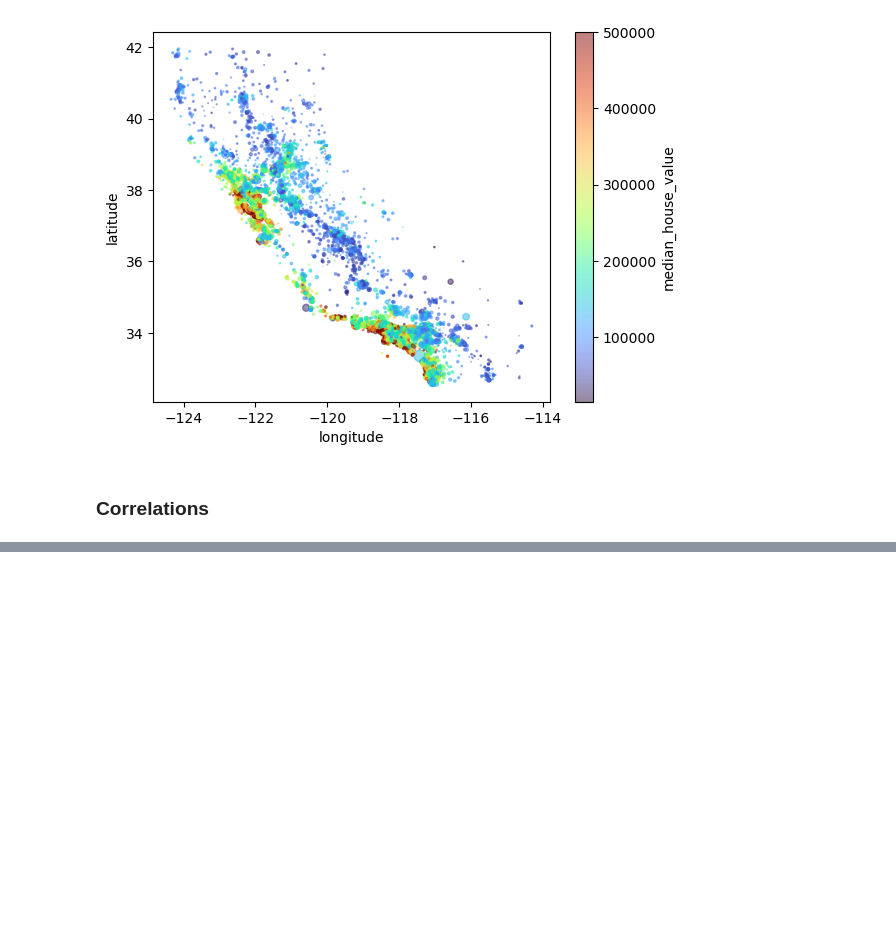
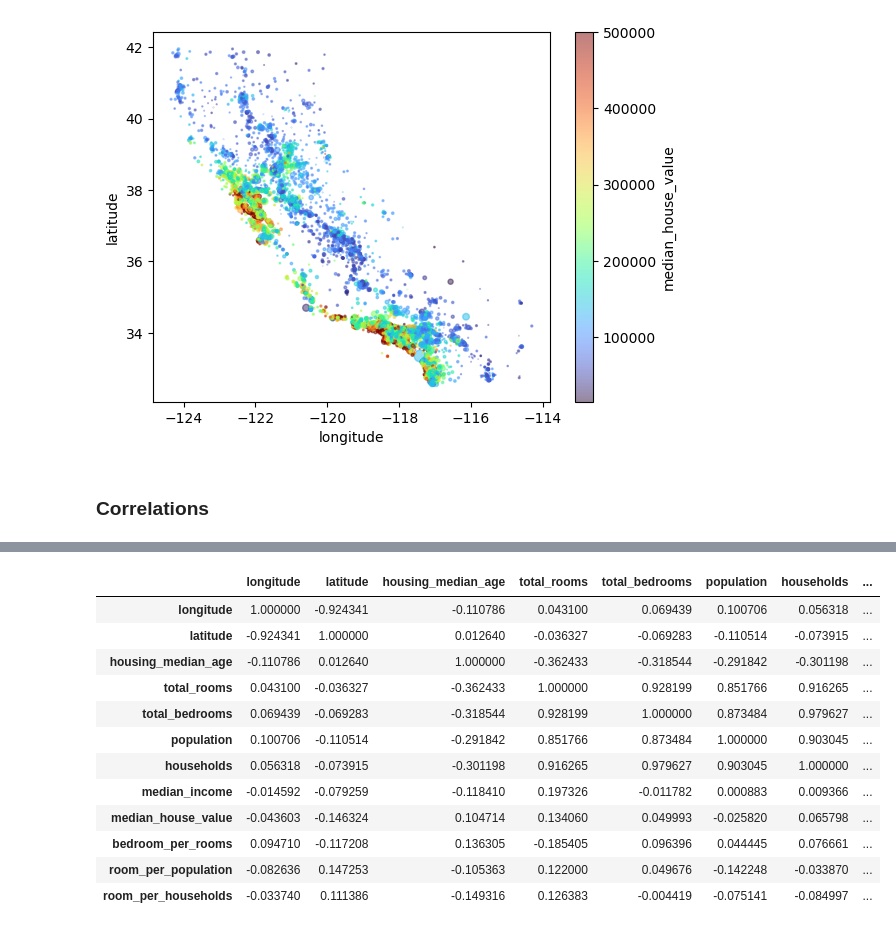
Before and after one commit to Svved/ITS_FirstProject, a Jupyter notebook: Esercizi/CaliforniaHousing.ipynb, the cells around one changed output, grey strips where cells are left out. Saved outputs shown, nothing was run; the diff lists cells and outputs as text; code cells hidden in the pictures; blank space fills up the shorter version.

```diff
--- a/Esercizi/CaliforniaHousing.ipynb
+++ b/Esercizi/CaliforniaHousing.ipynb
@@ -223,0 +287,18 @@ housing.plot.scatter(x = 'longitude', y = 'latitude',s= housing['population']/50
+# %%
+correlation_housing = housing.drop(columns='ocean_proximity')
+correlation_housing = correlation_housing.corr() # oppure uso numeric only
+correlation_housing.style.background_gradient(cmap= 'jet')
+# %% [output]
+|  | longitude | latitude | housing_median_age | total_rooms | total_bedrooms | population | households | ... |
+| longitude | 1.000000 | -0.924341 | -0.110786 | 0.043100 | 0.069439 | 0.100706 | 0.056318 | ... |
+| latitude | -0.924341 | 1.000000 | 0.012640 | -0.036327 | -0.069283 | -0.110514 | -0.073915 | ... |
+| housing_median_age | -0.110786 | 0.012640 | 1.000000 | -0.362433 | -0.318544 | -0.291842 | -0.301198 | ... |
+| total_rooms | 0.043100 | -0.036327 | -0.362433 | 1.000000 | 0.928199 | 0.851766 | 0.916265 | ... |
+| total_bedrooms | 0.069439 | -0.069283 | -0.318544 | 0.928199 | 1.000000 | 0.873484 | 0.979627 | ... |
+| population | 0.100706 | -0.110514 | -0.291842 | 0.851766 | 0.873484 | 1.000000 | 0.903045 | ... |
+| households | 0.056318 | -0.073915 | -0.301198 | 0.916265 | 0.979627 | 0.903045 | 1.000000 | ... |
+| median_income | -0.014592 | -0.079259 | -0.118410 | 0.197326 | -0.011782 | 0.000883 | 0.009366 | ... |
+| median_house_value | -0.043603 | -0.146324 | 0.104714 | 0.134060 | 0.049993 | -0.025820 | 0.065798 | ... |
+| bedroom_per_rooms | 0.094710 | -0.117208 | 0.136305 | -0.185405 | 0.096396 | 0.044445 | 0.076661 | ... |
+| room_per_population | -0.082636 | 0.147253 | -0.105363 | 0.122000 | 0.049676 | -0.142248 | -0.033870 | ... |
+| room_per_households | -0.033740 | 0.111386 | -0.149316 | 0.126383 | -0.004419 | -0.075141 | -0.084997 | ... |
```
Also changed, not shown: parts of 8 cells of this notebook.
